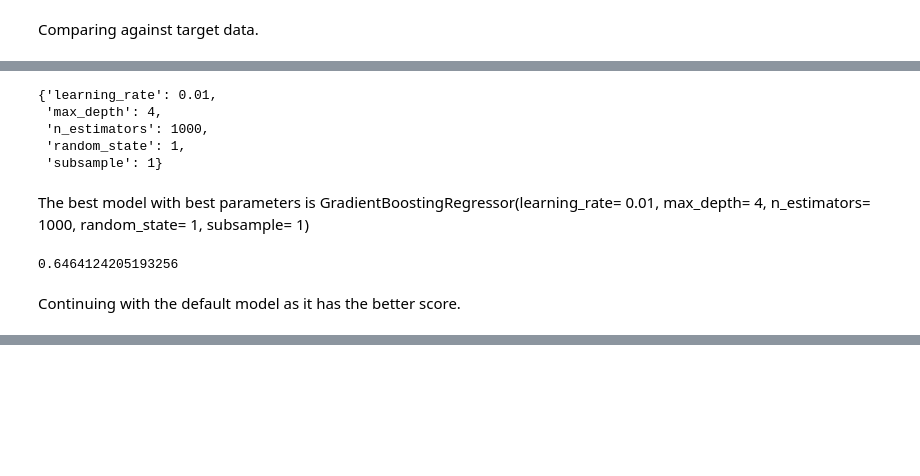
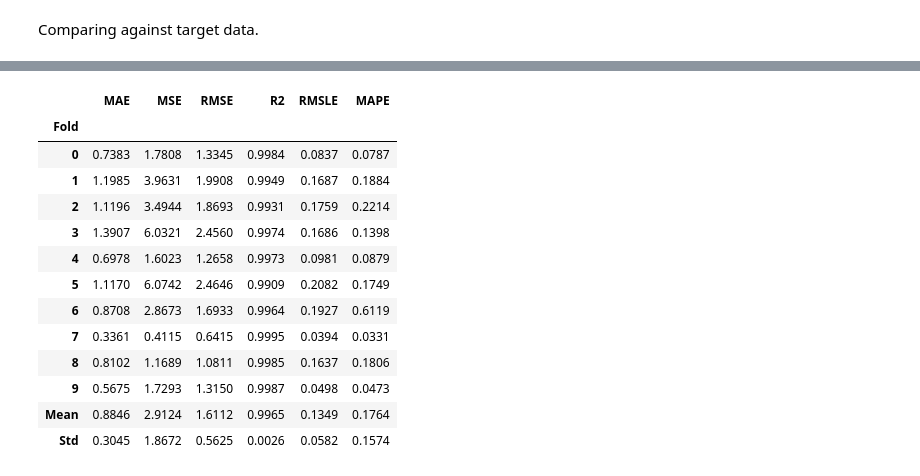
Before and after one commit to saptarshipal1/Largest_companies, a Jupyter notebook: company_value_pred.ipynb, the cells around one changed output, grey strips where cells are left out. Drawn from its saved outputs; the diff is of its cells as text; code cells hidden in the pictures; blank space fills up the shorter version.

```diff
--- a/company_value_pred.ipynb
+++ b/company_value_pred.ipynb
@@ -405,20 +401,0 @@ The max mean cross validation is 0.8090630824253966found at cv =4.
-# %%
-
-param_grid = {'n_estimators':[500,1000,2000],'learning_rate':[.001,0.01,.1],'max_depth':[1,2,4],'subsample':[.5,.75,1],'random_state':[1]}
-
-CV_model = GridSearchCV(estimator=cv_model, param_grid=param_grid, cv= cv_comparison.sort_values(by = ['mean_cross_val_score'],ascending =False).iloc[0,0])
-CV_model.fit(X_train, y_train)
-
-CV_model.best_params_
-# %% [output]
-{'learning_rate': 0.01,
- 'max_depth': 4,
- 'n_estimators': 1000,
- 'random_state': 1,
- 'subsample': 1}
-# %% [markdown]
-The best model with best parameters is GradientBoostingRegressor(learning_rate= 0.01,
- max_depth= 4,
- n_estimators= 1000,
- random_state= 1,
- subsample= 1)
@@ -427,12 +402,3 @@ from sklearn.metrics import r2_score
-# %%
-final_model = GradientBoostingRegressor(learning_rate= 0.01,
- max_depth= 4,
- n_estimators= 1000,
- random_state= 1,
- subsample= 1)
-final_model.fit(X_train,y_train)
-final_model.score(X_test, y_test)
-# %% [output]
-0.6464124205193256
-# %% [markdown]
-Continuing with the default model as it has the better score.
+# %%
+hyp_best_model = create_model(best_model)
+# %% [output]
@@ -438,0 +406,14 @@ Continuing with the default model as it has the better score.
+|  | MAE | MSE | RMSE | R2 | RMSLE | MAPE |
+| Fold |  |  |  |  |  |  |
+| 0 | 0.7383 | 1.7808 | 1.3345 | 0.9984 | 0.0837 | 0.0787 |
+| 1 | 1.1985 | 3.9631 | 1.9908 | 0.9949 | 0.1687 | 0.1884 |
+| 2 | 1.1196 | 3.4944 | 1.8693 | 0.9931 | 0.1759 | 0.2214 |
+| 3 | 1.3907 | 6.0321 | 2.4560 | 0.9974 | 0.1686 | 0.1398 |
+| 4 | 0.6978 | 1.6023 | 1.2658 | 0.9973 | 0.0981 | 0.0879 |
+| 5 | 1.1170 | 6.0742 | 2.4646 | 0.9909 | 0.2082 | 0.1749 |
+| 6 | 0.8708 | 2.8673 | 1.6933 | 0.9964 | 0.1927 | 0.6119 |
+| 7 | 0.3361 | 0.4115 | 0.6415 | 0.9995 | 0.0394 | 0.0331 |
+| 8 | 0.8102 | 1.1689 | 1.0811 | 0.9985 | 0.1637 | 0.1806 |
+| 9 | 0.5675 | 1.7293 | 1.3150 | 0.9987 | 0.0498 | 0.0473 |
+| Mean | 0.8846 | 2.9124 | 1.6112 | 0.9965 | 0.1349 | 0.1764 |
+| Std | 0.3045 | 1.8672 | 0.5625 | 0.0026 | 0.0582 | 0.1574 |
```
Also changed, not shown: parts of 37 cells of this notebook, 6 other files.
